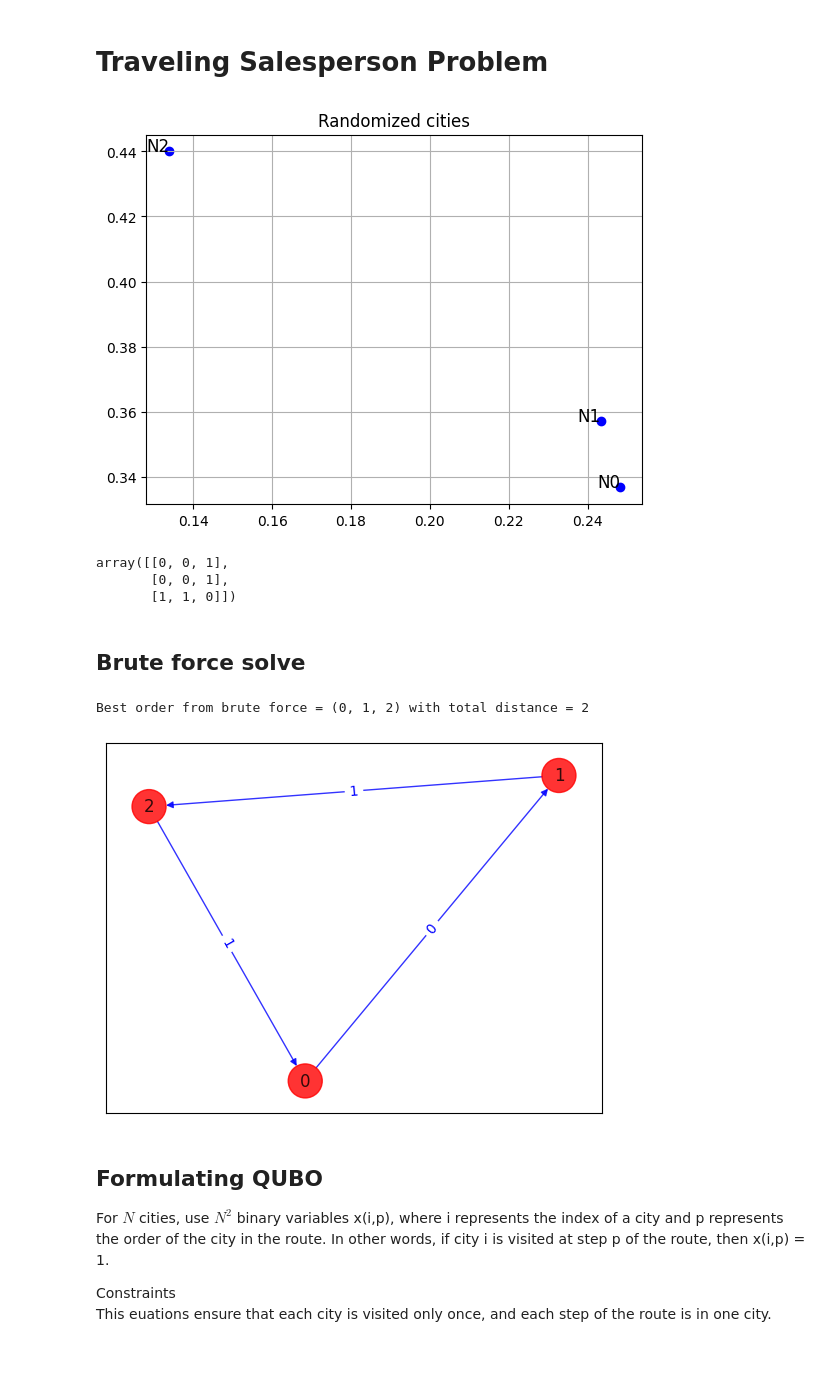
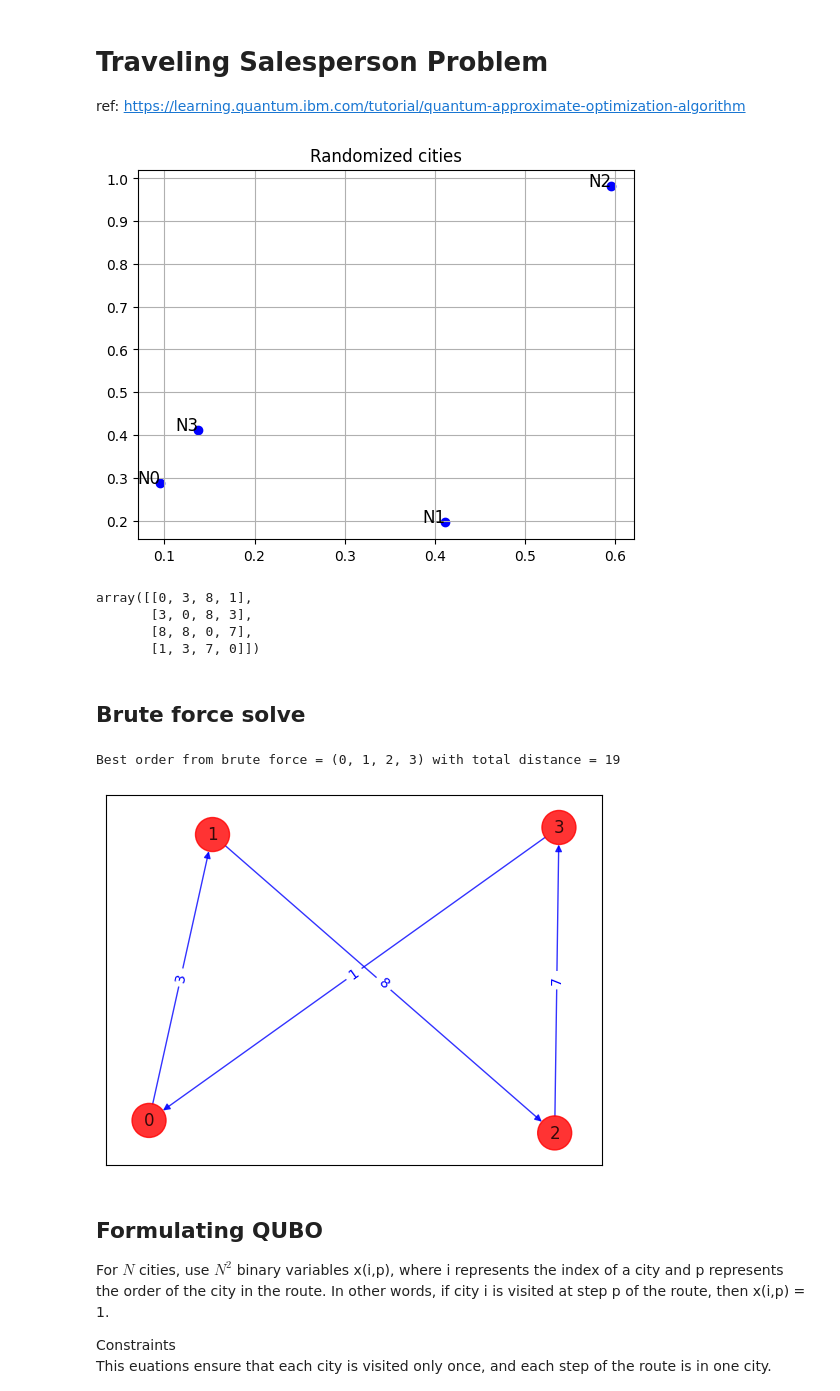
Before and after one commit to Q2TM/qubo_benchmarking, a Jupyter notebook: TSP/formulation.ipynb, the cells around one changed output. Drawn from its saved outputs; the diff is of its cells as text; code cells hidden in the pictures; blank space fills up the shorter version.

```diff
--- a/TSP/formulation.ipynb
+++ b/TSP/formulation.ipynb
@@ -1,16 +1,18 @@
-# %% [markdown]
-# Traveling Salesperson Problem
+# %% [markdown]
+# Traveling Salesperson Problem
+ref: https://learning.quantum.ibm.com/tutorial/quantum-approximate-optimization-algorithm
 # %%
 from utils import TSP
 # %%
 # Create a random TSP problem
-tsp = TSP(3, initial_plot=True)
+tsp = TSP(4, initial_plot=True)
 tsp.distance_matrix
 # %% [output]
-[figure, old version]
+[figure, new version]
-array([[0, 0, 1],
-       [0, 0, 1],
-       [1, 1, 0]])
+array([[0, 3, 8, 1],
+       [3, 0, 8, 3],
+       [8, 8, 0, 7],
+       [1, 3, 7, 0]])
 # %% [markdown]
 ## Brute force solve
 # %%
@@ -24,8 +26,8 @@ print(
     + str(best_distance)
 )
 # %% [output]
-Best order from brute force = (0, 1, 2) with total distance = 2
+Best order from brute force = (0, 1, 2, 3) with total distance = 19
-[figure, old version]
+[figure, new version]
 # %% [markdown]
 ## Formulating QUBO
 
```
Also changed, not shown: parts of 2 cells of this notebook, 7 other files.
